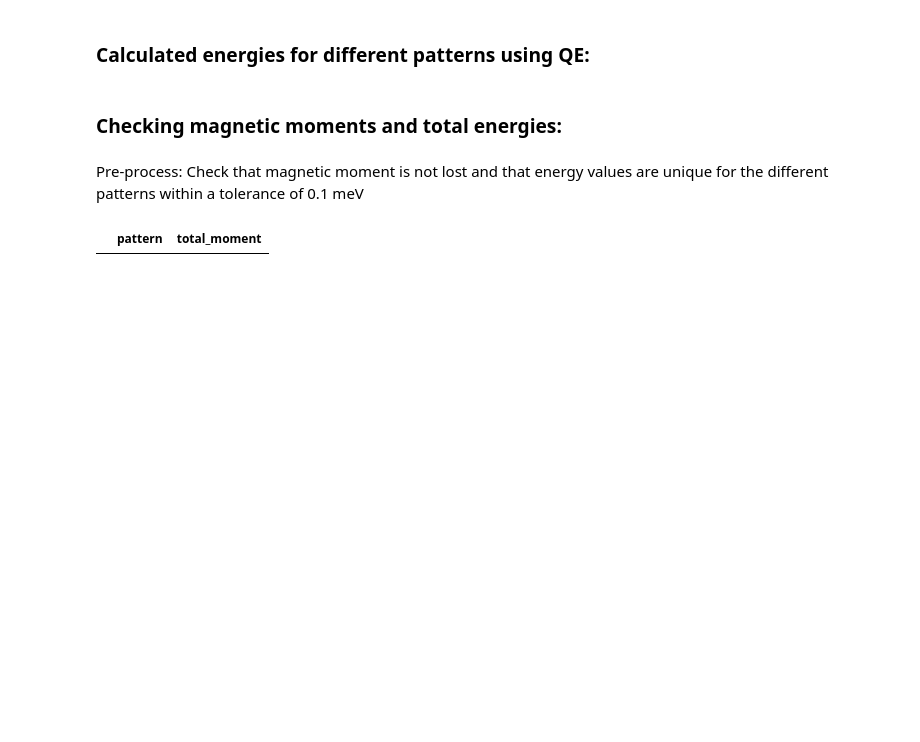
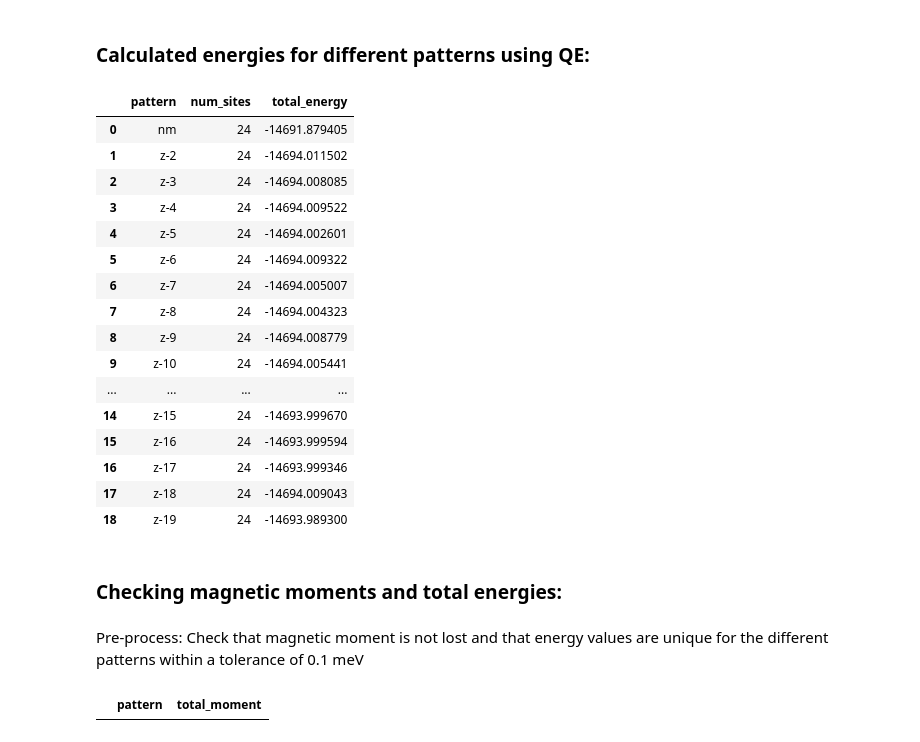
Before and after one commit to Mason-DataMaterials/spyns, a Jupyter notebook: MnAu2/MnAu2-Exchange-Parameters.ipynb, the cells around one changed output. Saved outputs shown, nothing was run; the diff lists cells and outputs as text; code cells hidden in the pictures; blank space fills up the shorter version.

```diff
--- a/MnAu2/MnAu2-Exchange-Parameters.ipynb
+++ b/MnAu2/MnAu2-Exchange-Parameters.ipynb
@@ -121,9 +146,30 @@ To use the future default and silence this warning we advise to pass `rcond=None
 ### Calculated energies for different patterns using QE:
 # %%
 #Calculated energies from QE for the different patterns are tabulated and read in
-qe_energies = pd.read_csv('data/energy.out.collinear.csv', header=None)
-qe_energies.columns = ["pattern", "num_sites", "total_energy" ]
-#qe_energies
+qe_energies_c = pd.read_csv('data/energy.out.collinear.csv', header=None)
+qe_energies_c.columns = ["pattern", "num_sites", "total_energy" ]
+
+qe_energies_z = pd.read_csv('data/energy.out.1x1x4.csv', header=None)
+qe_energies_z.columns = ["pattern", "num_sites", "total_energy" ]
+qe_energies_z
+# %% [output]
+|  | pattern | num_sites | total_energy |
+| 0 | nm | 24 | -14691.879405 |
+| 1 | z-2 | 24 | -14694.011502 |
+| 2 | z-3 | 24 | -14694.008085 |
+| 3 | z-4 | 24 | -14694.009522 |
+| 4 | z-5 | 24 | -14694.002601 |
+| 5 | z-6 | 24 | -14694.009322 |
+| 6 | z-7 | 24 | -14694.005007 |
+| 7 | z-8 | 24 | -14694.004323 |
+| 8 | z-9 | 24 | -14694.008779 |
+| 9 | z-10 | 24 | -14694.005441 |
+| ... | ... | ... | ... |
+| 14 | z-15 | 24 | -14693.999670 |
+| 15 | z-16 | 24 | -14693.999594 |
+| 16 | z-17 | 24 | -14693.999346 |
+| 17 | z-18 | 24 | -14694.009043 |
+| 18 | z-19 | 24 | -14693.989300 |
 # %% [markdown]
 ### Checking magnetic moments and total energies:
 # %% [markdown]
```
Also changed, not shown: parts of 8 cells of this notebook, 54 other files.
